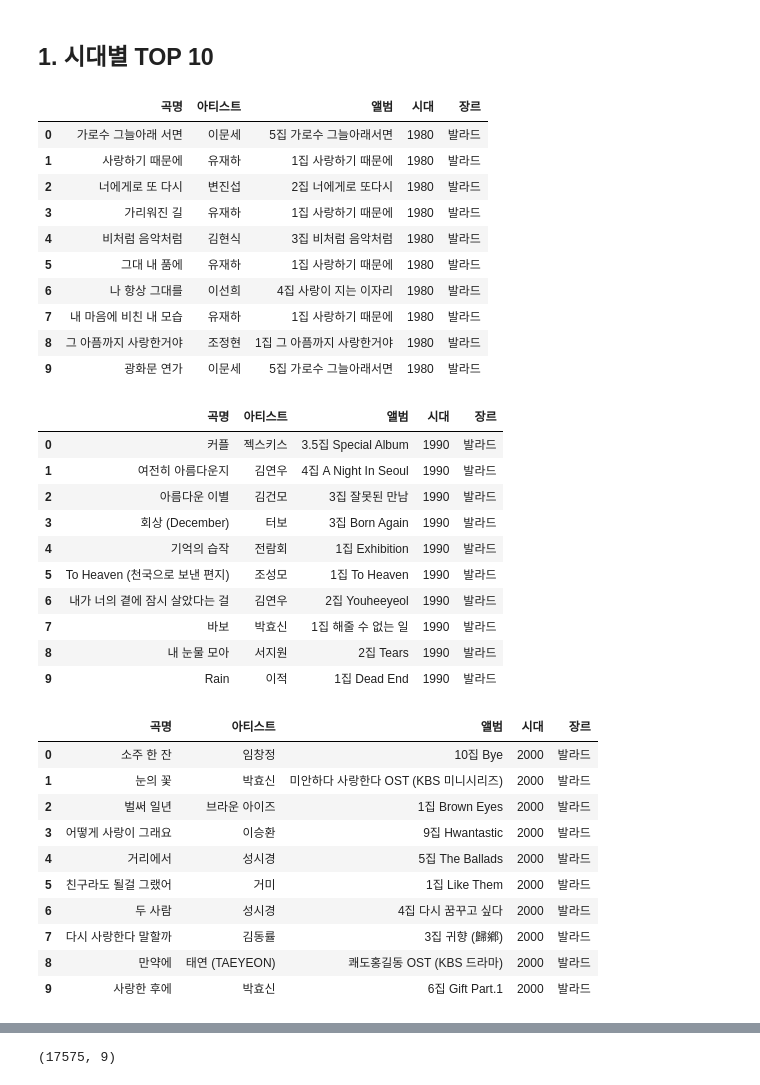
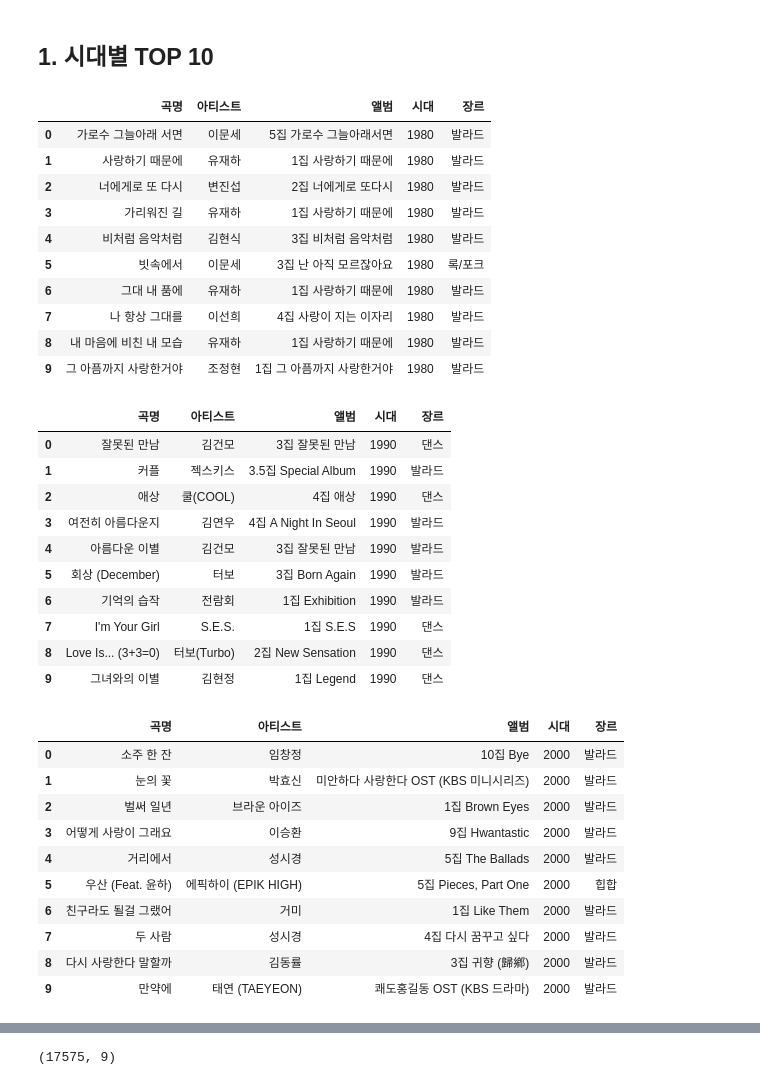
Before and after one commit to neutri-no/brunch, a Jupyter notebook: 01_02_music_chart_analyze.ipynb, the cells around one changed output, grey strips where cells are left out. Cells and saved outputs as stored; diff of their text form; code cells hidden in the pictures.

```diff
--- a/01_02_music_chart_analyze.ipynb
+++ b/01_02_music_chart_analyze.ipynb
@@ -24,7 +47,7 @@ music_data = pd.read_csv('./gdrive/My Drive/Colab/data/merged_data.csv')
 # %% [markdown]
 ## 1. 시대별 TOP 10
 # %%
-music_data[music_data['시대']==1980][['곡명','아티스트','앨범','시대','장르']].head(10).reset_index(drop=True)
+music_data[music_data['시대']==1980].sort_values(by=['순위/시대'])[['곡명','아티스트','앨범','시대','장르']].head(10).reset_index(drop=True)
 # %% [output]
 |  | 곡명 | 아티스트 | 앨범 | 시대 | 장르 |
 | 0 | 가로수 그늘아래 서면 | 이문세 | 5집 가로수 그늘아래서면 | 1980 | 발라드 |
@@ -32,27 +55,27 @@ music_data[music_data['시대']==1980][['곡명','아티스트','앨범','시대
 | 2 | 너에게로 또 다시 | 변진섭 | 2집 너에게로 또다시 | 1980 | 발라드 |
 | 3 | 가리워진 길 | 유재하 | 1집 사랑하기 때문에 | 1980 | 발라드 |
 | 4 | 비처럼 음악처럼 | 김현식 | 3집 비처럼 음악처럼 | 1980 | 발라드 |
-| 5 | 그대 내 품에 | 유재하 | 1집 사랑하기 때문에 | 1980 | 발라드 |
-| 6 | 나 항상 그대를 | 이선희 | 4집 사랑이 지는 이자리 | 1980 | 발라드 |
-| 7 | 내 마음에 비친 내 모습 | 유재하 | 1집 사랑하기 때문에 | 1980 | 발라드 |
-| 8 | 그 아픔까지 사랑한거야 | 조정현 | 1집 그 아픔까지 사랑한거야 | 1980 | 발라드 |
-| 9 | 광화문 연가 | 이문세 | 5집 가로수 그늘아래서면 | 1980 | 발라드 |
+| 5 | 빗속에서 | 이문세 | 3집 난 아직 모르잖아요 | 1980 | 록/포크 |
+| 6 | 그대 내 품에 | 유재하 | 1집 사랑하기 때문에 | 1980 | 발라드 |
+| 7 | 나 항상 그대를 | 이선희 | 4집 사랑이 지는 이자리 | 1980 | 발라드 |
+| 8 | 내 마음에 비친 내 모습 | 유재하 | 1집 사랑하기 때문에 | 1980 | 발라드 |
+| 9 | 그 아픔까지 사랑한거야 | 조정현 | 1집 그 아픔까지 사랑한거야 | 1980 | 발라드 |
 # %%
-music_data[music_data['시대']==1990][['곡명','아티스트','앨범','시대','장르']].head(10).reset_index(drop=True)
+music_data[music_data['시대']==1990].sort_values(by=['순위/시대'])[['곡명','아티스트','앨범','시대','장르']].head(10).reset_index(drop=True)
 # %% [output]
 |  | 곡명 | 아티스트 | 앨범 | 시대 | 장르 |
-| 0 | 커플 | 젝스키스 | 3.5집 Special Album | 1990 | 발라드 |
-| 1 | 여전히 아름다운지 | 김연우 | 4집 A Night In Seoul | 1990 | 발라드 |
-| 2 | 아름다운 이별 | 김건모 | 3집 잘못된 만남 | 1990 | 발라드 |
-| 3 | 회상 (December) | 터보 | 3집 Born Again | 1990 | 발라드 |
-| 4 | 기억의 습작 | 전람회 | 1집 Exhibition | 1990 | 발라드 |
-| 5 | To Heaven (천국으로 보낸 편지) | 조성모 | 1집 To Heaven | 1990 | 발라드 |
-| 6 | 내가 너의 곁에 잠시 살았다는 걸 | 김연우 | 2집 Youheeyeol | 1990 | 발라드 |
-| 7 | 바보 | 박효신 | 1집 해줄 수 없는 일 | 1990 | 발라드 |
-| 8 | 내 눈물 모아 | 서지원 | 2집 Tears | 1990 | 발라드 |
-| 9 | Rain | 이적 | 1집 Dead End | 1990 | 발라드 |
+| 0 | 잘못된 만남 | 김건모 | 3집 잘못된 만남 | 1990 | 댄스 |
+| 1 | 커플 | 젝스키스 | 3.5집 Special Album | 1990 | 발라드 |
+| 2 | 애상 | 쿨(COOL) | 4집 애상 | 1990 | 댄스 |
+| 3 | 여전히 아름다운지 | 김연우 | 4집 A Night In Seoul | 1990 | 발라드 |
+| 4 | 아름다운 이별 | 김건모 | 3집 잘못된 만남 | 1990 | 발라드 |
+| 5 | 회상 (December) | 터보 | 3집 Born Again | 1990 | 발라드 |
+| 6 | 기억의 습작 | 전람회 | 1집 Exhibition | 1990 | 발라드 |
+| 7 | I'm Your Girl | S.E.S. | 1집 S.E.S | 1990 | 댄스 |
+| 8 | Love Is... (3+3=0) | 터보(Turbo) | 2집 New Sensation | 1990 | 댄스 |
+| 9 | 그녀와의 이별 | 김현정 | 1집 Legend | 1990 | 댄스 |
 # %%
-music_data[music_data['시대']==2000][['곡명','아티스트','앨범','시대','장르']].head(10).reset_index(drop=True)
+music_data[music_data['시대']==2000].sort_values(by=['순위/시대'])[['곡명','아티스트','앨범','시대','장르']].head(10).reset_index(drop=True)
 # %% [output]
 |  | 곡명 | 아티스트 | 앨범 | 시대 | 장르 |
 | 0 | 소주 한 잔 | 임창정 | 10집 Bye | 2000 | 발라드 |
@@ -60,9 +83,9 @@ music_data[music_data['시대']==2000][['곡명','아티스트','앨범','시대
 | 2 | 벌써 일년 | 브라운 아이즈 | 1집 Brown Eyes | 2000 | 발라드 |
 | 3 | 어떻게 사랑이 그래요 | 이승환 | 9집 Hwantastic | 2000 | 발라드 |
 | 4 | 거리에서 | 성시경 | 5집 The Ballads | 2000 | 발라드 |
-| 5 | 친구라도 될걸 그랬어 | 거미 | 1집 Like Them | 2000 | 발라드 |
-| 6 | 두 사람 | 성시경 | 4집 다시 꿈꾸고 싶다 | 2000 | 발라드 |
-| 7 | 다시 사랑한다 말할까 | 김동률 | 3집 귀향 (歸鄕) | 2000 | 발라드 |
-| 8 | 만약에 | 태연 (TAEYEON) | 쾌도홍길동 OST (KBS 드라마) | 2000 | 발라드 |
-| 9 | 사랑한 후에 | 박효신 | 6집 Gift Part.1 | 2000 | 발라드 |
+| 5 | 우산 (Feat. 윤하) | 에픽하이 (EPIK HIGH) | 5집 Pieces, Part One | 2000 | 힙합 |
+| 6 | 친구라도 될걸 그랬어 | 거미 | 1집 Like Them | 2000 | 발라드 |
+| 7 | 두 사람 | 성시경 | 4집 다시 꿈꾸고 싶다 | 2000 | 발라드 |
+| 8 | 다시 사랑한다 말할까 | 김동률 | 3집 귀향 (歸鄕) | 2000 | 발라드 |
+| 9 | 만약에 | 태연 (TAEYEON) | 쾌도홍길동 OST (KBS 드라마) | 2000 | 발라드 |
 # %%
```
Also changed, not shown: parts of 6 cells of this notebook.
